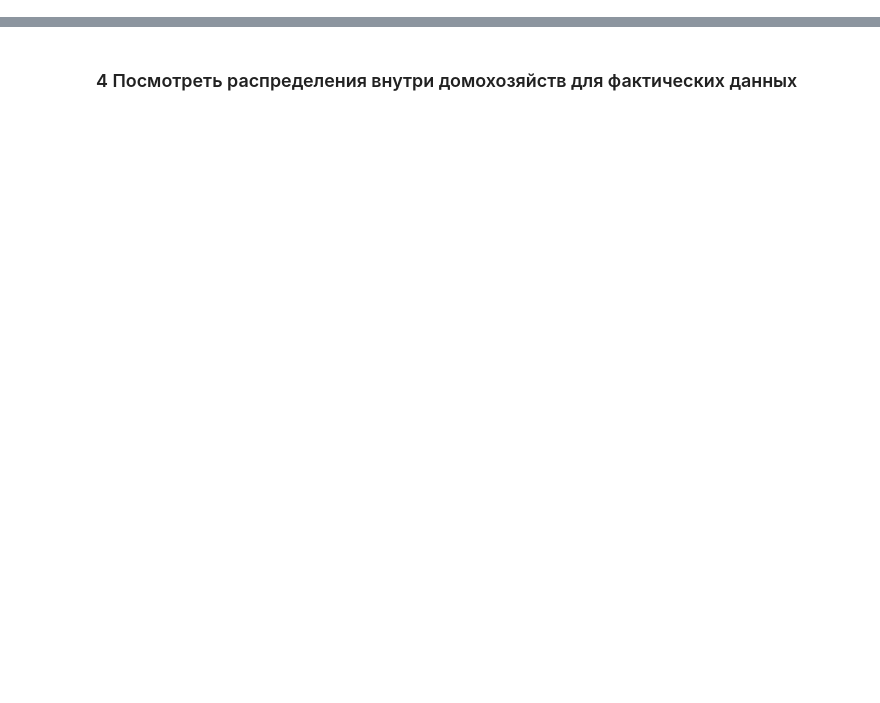
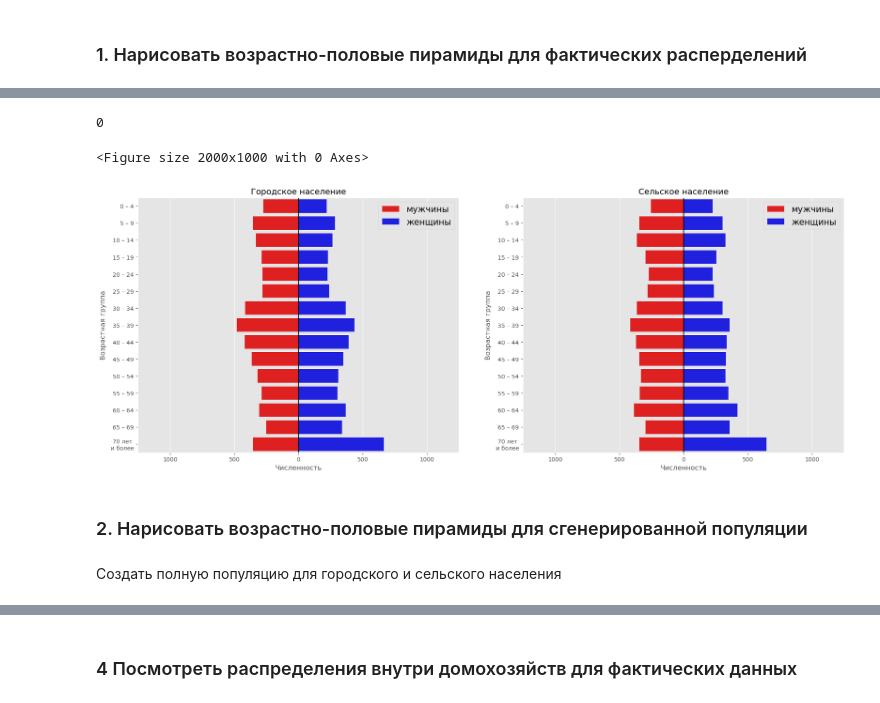
Before and after one commit to MaximKiryakin/Diploma, a Jupyter notebook: diploma.ipynb, the cells around one changed output, grey strips where cells are left out. Drawn from its saved outputs; the diff is of its cells as text; code cells hidden in the pictures; blank space fills up the shorter version.

```diff
--- a/diploma.ipynb
+++ b/diploma.ipynb
@@ -341,0 +18,5 @@ plot_age_sex_distribution(max_xlimit= 3000/4,
+# %%
+model = gr.MyPopulation()
+model.create_population(population_type = "urban",
+                        population_size = 20000,
+                        largest_manufactures_number=12)
@@ -341,0 +66,6 @@ plot_age_sex_distribution(max_xlimit= 3000/4,
+# %% [markdown]
+### 1. Нарисовать возрастно-половые пирамиды для фактических расперделений
+# %%
+population_size = 20000 # размер популяции для которого нарисовать пирамиду
+model.plot_age_sex_distribution(population_size = population_size, max_xlimit = population_size/16)
+# %% [output]
@@ -341,0 +73,7 @@ plot_age_sex_distribution(max_xlimit= 3000/4,
+0
+<Figure size 2000x1000 with 0 Axes>
+[figure, added]
+# %% [markdown]
+### 2. Нарисовать возрастно-половые пирамиды для сгенерированной популяции
+# %% [markdown]
+Создать полную популяцию для городского и сельского населения
```
Also changed, not shown: parts of 75 cells of this notebook, 2 other files.
